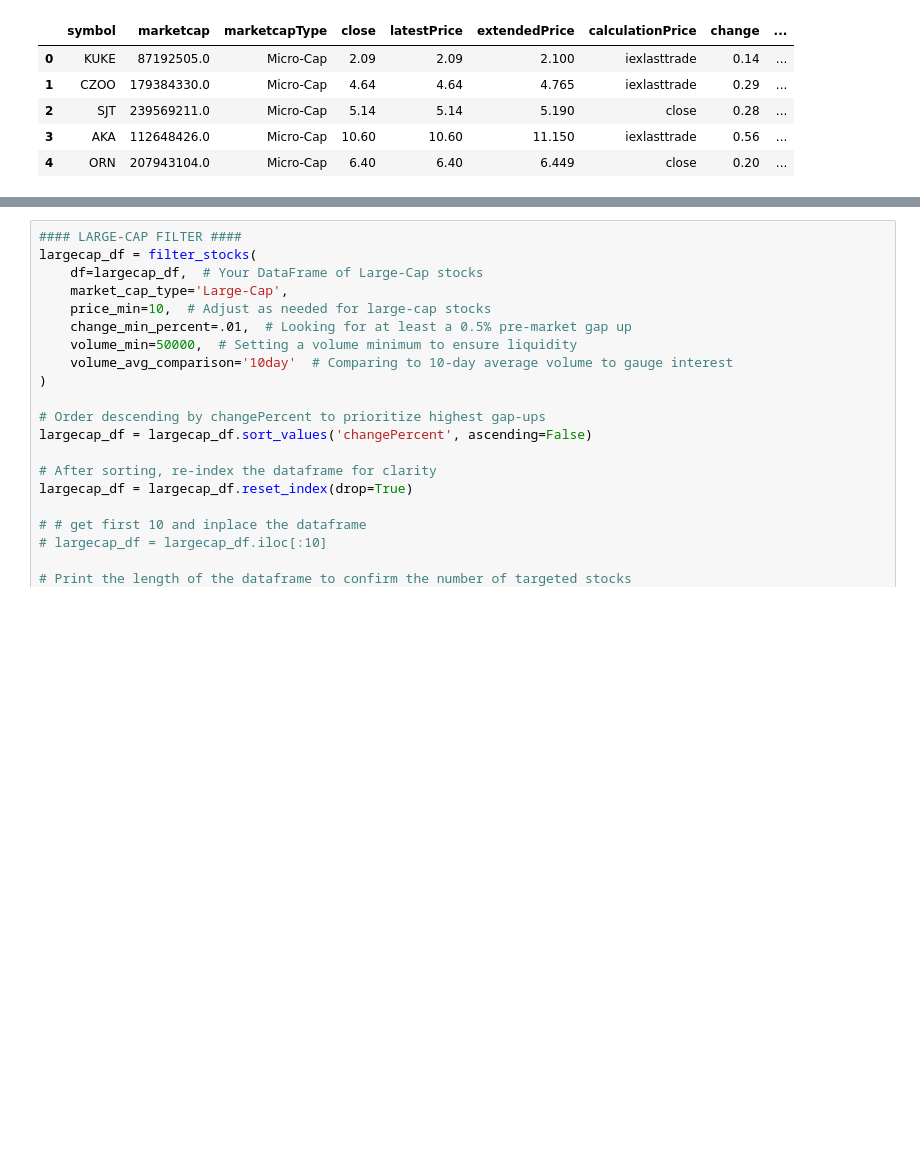
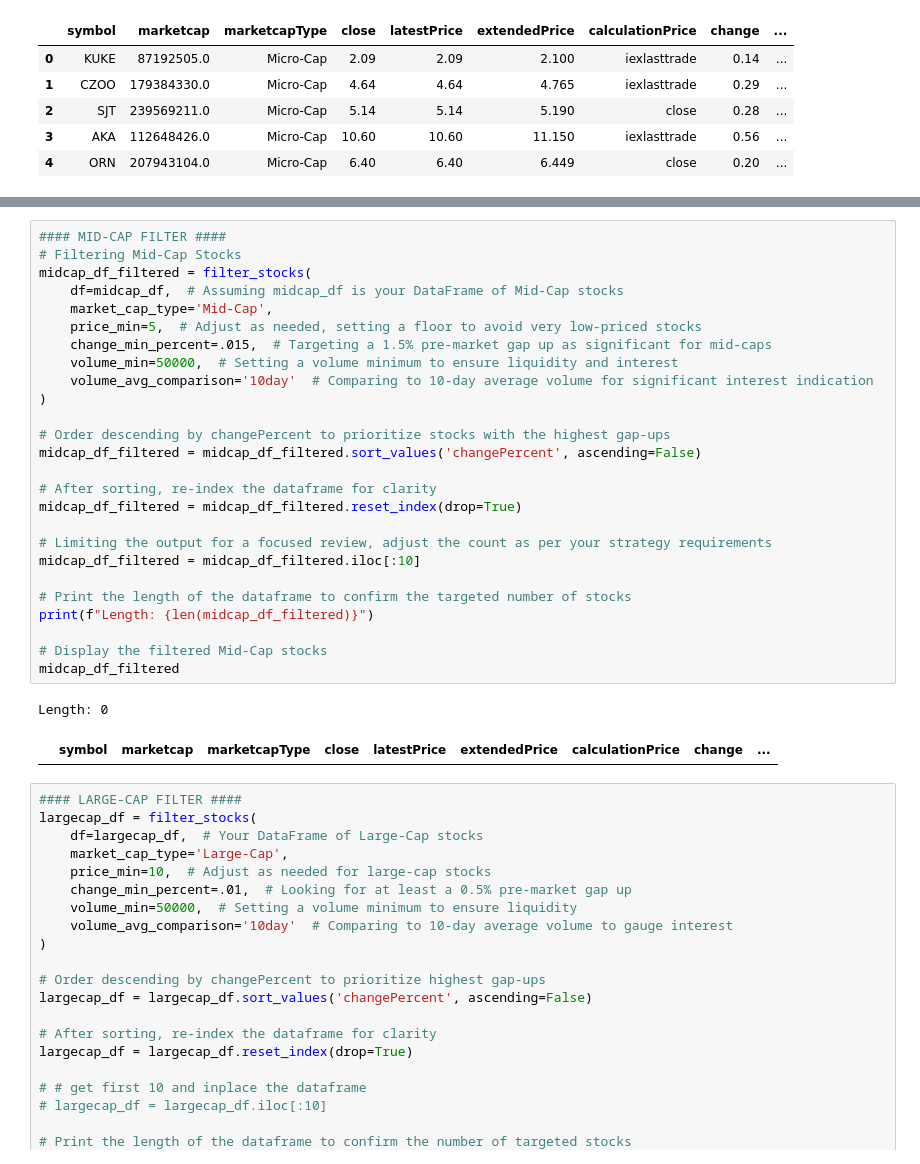
Before and after one commit to sudz4/dark-trader, a Jupyter notebook: stock_screener.ipynb, the cells around one changed output, grey strips where cells are left out. Saved outputs shown, nothing was run; the diff lists cells and outputs as text; blank space fills up the shorter version.

```diff
--- a/stock_screener.ipynb
+++ b/stock_screener.ipynb
@@ -535,3 +557,32 @@ Length: 5
+# %%
+#### MID-CAP FILTER ####
+# Filtering Mid-Cap Stocks
+midcap_df_filtered = filter_stocks(
+    df=midcap_df,  # Assuming midcap_df is your DataFrame of Mid-Cap stocks
+    market_cap_type='Mid-Cap',
+    price_min=5,  # Adjust as needed, setting a floor to avoid very low-priced stocks
+    change_min_percent=.015,  # Targeting a 1.5% pre-market gap up as significant for mid-caps
+    volume_min=50000,  # Setting a volume minimum to ensure liquidity and interest
+    volume_avg_comparison='10day'  # Comparing to 10-day average volume for significant interest indication
+)
+
+# Order descending by changePercent to prioritize stocks with the highest gap-ups
+midcap_df_filtered = midcap_df_filtered.sort_values('changePercent', ascending=False)
+
+# After sorting, re-index the dataframe for clarity
+midcap_df_filtered = midcap_df_filtered.reset_index(drop=True)
+
+# Limiting the output for a focused review, adjust the count as per your strategy requirements
+midcap_df_filtered = midcap_df_filtered.iloc[:10]
+
+# Print the length of the dataframe to confirm the targeted number of stocks
+print(f"Length: {len(midcap_df_filtered)}")
+
+# Display the filtered Mid-Cap stocks
+midcap_df_filtered
+# %% [output]
+Length: 0
+|  | symbol | marketcap | marketcapType | close | latestPrice | extendedPrice | calculationPrice | change | ... |
 # %%
 #### LARGE-CAP FILTER ####
 largecap_df = filter_stocks(
```
Also changed, not shown: parts of 6 cells of this notebook.
